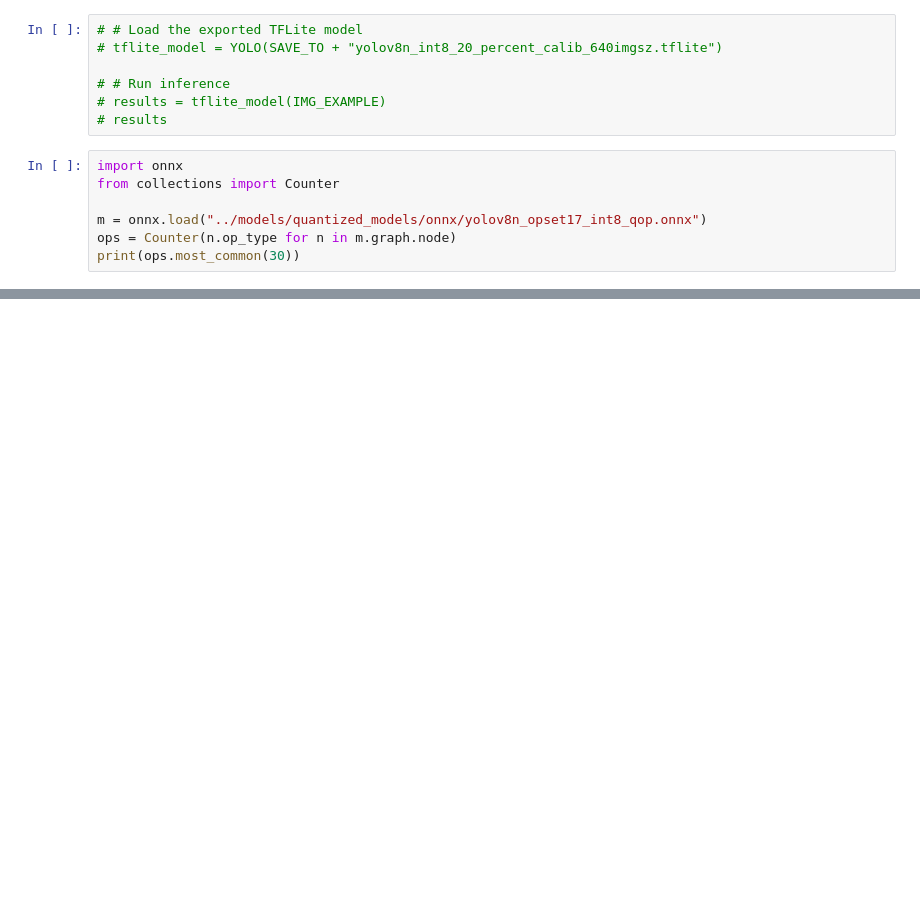
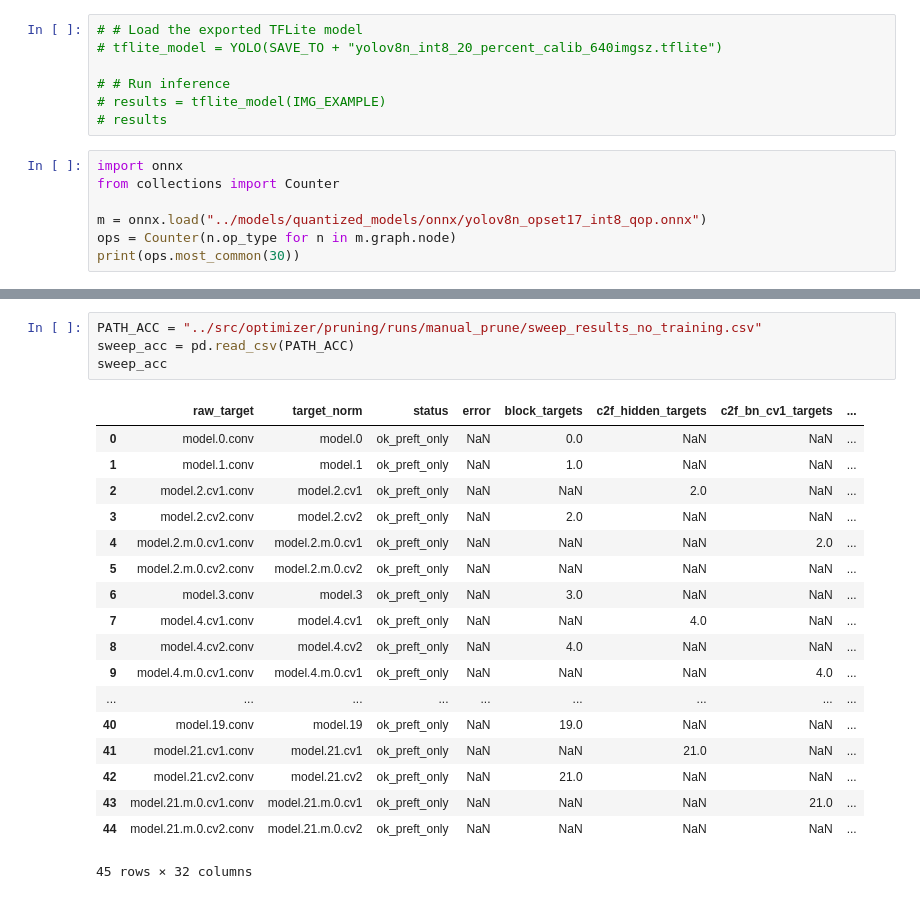
Before and after one commit to HelBuk/Thesis_Compiler_Aware_Model_Optimization_2026, a Jupyter notebook: thesis2026-project/notebooks/research_notebook.ipynb, the cells around one changed output, grey strips where cells are left out. Cells and saved outputs as stored; diff of their text form; blank space fills up the shorter version.

Commit message:
Pruning files form gpu server

```diff
--- a/thesis2026-project/notebooks/research_notebook.ipynb
+++ b/thesis2026-project/notebooks/research_notebook.ipynb
@@ -445,0 +1484,23 @@ print(ops.most_common(30))
+# %%
+PATH_ACC = "../src/optimizer/pruning/runs/manual_prune/sweep_results_no_training.csv"
+sweep_acc = pd.read_csv(PATH_ACC)
+sweep_acc
+# %% [output]
+|  | raw_target | target_norm | status | error | block_targets | c2f_hidden_targets | c2f_bn_cv1_targets | ... |
+| 0 | model.0.conv | model.0 | ok_preft_only | NaN | 0.0 | NaN | NaN | ... |
+| 1 | model.1.conv | model.1 | ok_preft_only | NaN | 1.0 | NaN | NaN | ... |
+| 2 | model.2.cv1.conv | model.2.cv1 | ok_preft_only | NaN | NaN | 2.0 | NaN | ... |
+| 3 | model.2.cv2.conv | model.2.cv2 | ok_preft_only | NaN | 2.0 | NaN | NaN | ... |
+| 4 | model.2.m.0.cv1.conv | model.2.m.0.cv1 | ok_preft_only | NaN | NaN | NaN | 2.0 | ... |
+| 5 | model.2.m.0.cv2.conv | model.2.m.0.cv2 | ok_preft_only | NaN | NaN | NaN | NaN | ... |
+| 6 | model.3.conv | model.3 | ok_preft_only | NaN | 3.0 | NaN | NaN | ... |
+| 7 | model.4.cv1.conv | model.4.cv1 | ok_preft_only | NaN | NaN | 4.0 | NaN | ... |
+| 8 | model.4.cv2.conv | model.4.cv2 | ok_preft_only | NaN | 4.0 | NaN | NaN | ... |
+| 9 | model.4.m.0.cv1.conv | model.4.m.0.cv1 | ok_preft_only | NaN | NaN | NaN | 4.0 | ... |
+| ... | ... | ... | ... | ... | ... | ... | ... | ... |
+| 40 | model.19.conv | model.19 | ok_preft_only | NaN | 19.0 | NaN | NaN | ... |
+| 41 | model.21.cv1.conv | model.21.cv1 | ok_preft_only | NaN | NaN | 21.0 | NaN | ... |
+| 42 | model.21.cv2.conv | model.21.cv2 | ok_preft_only | NaN | 21.0 | NaN | NaN | ... |
+| 43 | model.21.m.0.cv1.conv | model.21.m.0.cv1 | ok_preft_only | NaN | NaN | NaN | 21.0 | ... |
+| 44 | model.21.m.0.cv2.conv | model.21.m.0.cv2 | ok_preft_only | NaN | NaN | NaN | NaN | ... |
+45 rows × 32 columns
```
Also changed, not shown: parts of 28 cells of this notebook, 7 other files.
